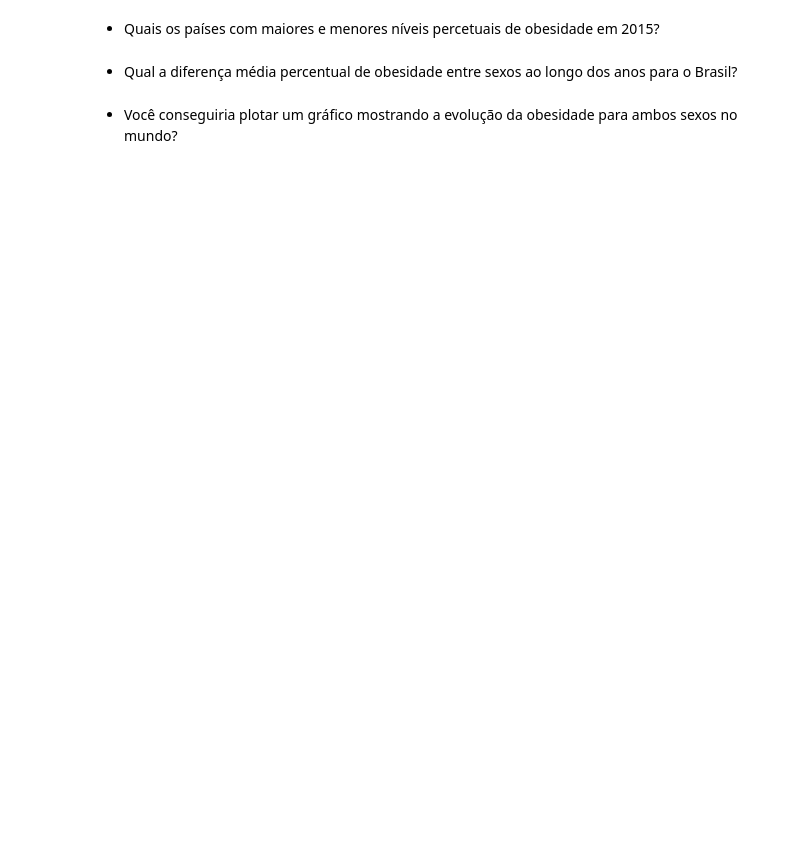
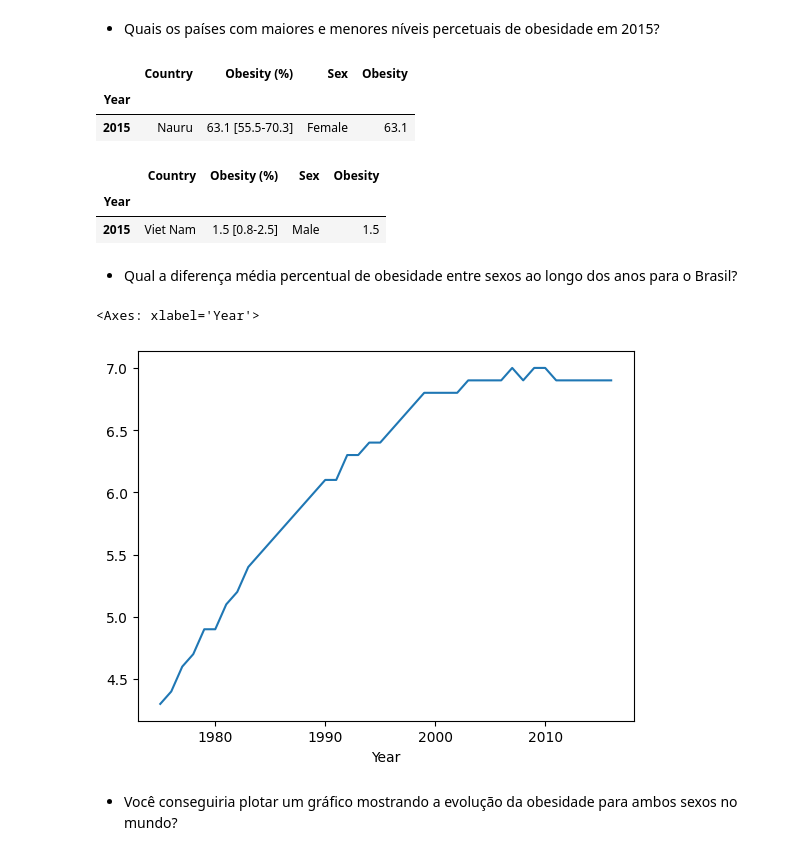
Before and after one commit to DanAliCode/Worldwide-obesity-data-analysis, a Jupyter notebook: analytics_soluction.ipynb, the cells around one changed output. Cells and saved outputs as stored; diff of their text form; code cells hidden in the pictures; blank space fills up the shorter version.

```diff
--- a/analytics_soluction.ipynb
+++ b/analytics_soluction.ipynb
@@ -12,2 +14,5 @@ import numpy
 # %% [markdown]
 ## Perguntas - Obesity among adults by country, 1975-2016
+# %%
+df_obesity = pd.read_csv('dataset/obesity_cleaned.csv')
+df_obesity['Obesity (%)'].iloc[0].split()
@@ -15,0 +26,9 @@ import numpy
+# %%
+df_obesity['Obesity'] = df_obesity['Obesity (%)'].apply(lambda x: x.split()[0])
+df_obesity.loc[df_obesity['Obesity'] == "No", "Obesity"] = np.nan
+df_obesity['Obesity'] = df_obesity['Obesity'].dropna()
+df_obesity['Obesity'] = df_obesity['Obesity'].apply(lambda x: float(x))
+df_obesity['Year'] = df_obesity['Year'].apply(lambda x: int(x))
+# %%
+df_obesity.set_index("Year", inplace=True)
+df_obesity
@@ -22,4 +105,22 @@ import numpy
+# %%
+df_2015[df_2015['Obesity'] == df_2015['Obesity'].max()]
+# %% [output]
+|  | Country | Obesity (%) | Sex | Obesity |
+| Year |  |  |  |  |
+| 2015 | Nauru | 63.1 [55.5-70.3] | Female | 63.1 |
+# %%
+df_2015[df_2015['Obesity'] == df_2015['Obesity'].min()]
+# %% [output]
+|  | Country | Obesity (%) | Sex | Obesity |
+| Year |  |  |  |  |
+| 2015 | Viet Nam | 1.5 [0.8-2.5] | Male | 1.5 |
 # %% [markdown]
 - Qual a diferença média percentual de obesidade entre sexos ao longo dos anos para o Brasil?
+# %%
+df_brasil = df_obesity[df_obesity['Country'] == 'Brazil']
+(df_brasil[df_brasil["Sex"] == 'Female']['Obesity'] - df_brasil[df_brasil['Sex'] == 'Male']['Obesity']).plot()
+# %% [output]
+<Axes: xlabel='Year'>
+[figure, added]
 # %% [markdown]
 - Você conseguiria plotar um gráfico mostrando a evolução da obesidade para ambos sexos no mundo?
```
Also changed, not shown: parts of 50 cells of this notebook, 1 other file.
